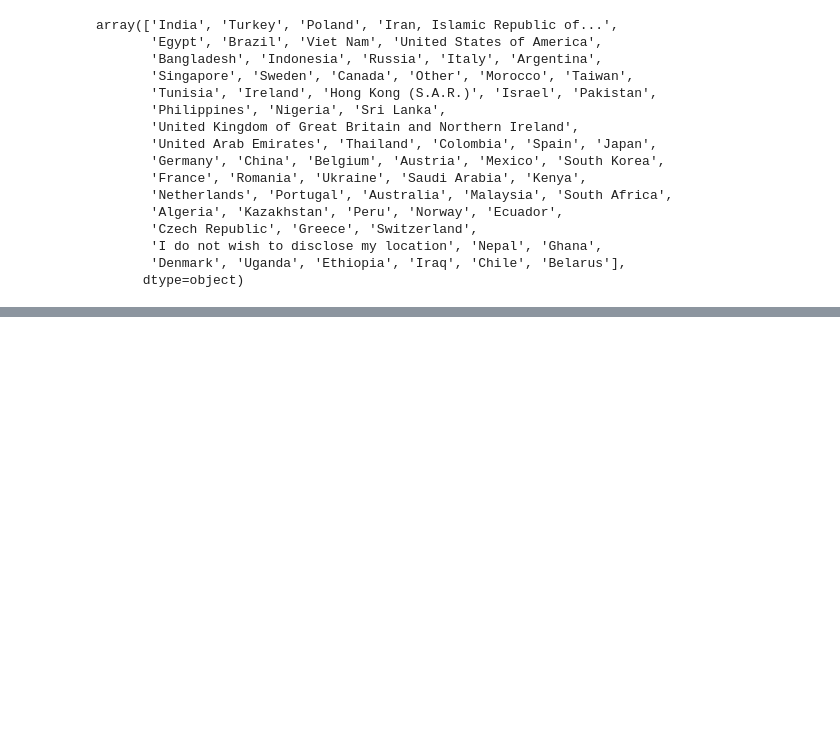
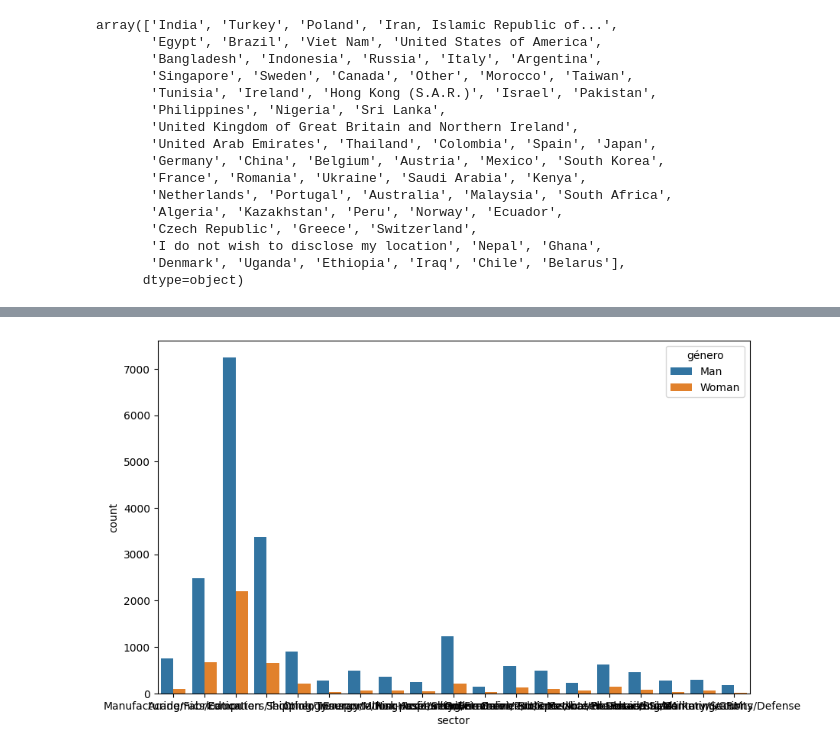
Before and after one commit to silviagordon/EDA-Visualizacion, a Jupyter notebook: dataframe_final.ipynb, the cells around one changed output, grey strips where cells are left out. Drawn from its saved outputs; the diff is of its cells as text; code cells hidden in the pictures; blank space fills up the shorter version.

```diff
--- a/dataframe_final.ipynb
+++ b/dataframe_final.ipynb
@@ -83,0 +192,8 @@ ValueError: Expected a 1D array, got an array with shape (4890, 6)
+# %%
+plt.figure(figsize=(10,6))
+
+fig = sns.countplot(x =  filtro_mw["sector"],  data = filtro_mw, hue = filtro_mw["género"])
+
+plt.show()
+# %% [output]
+[figure, added]
```
Also changed, not shown: parts of 17 cells of this notebook.
